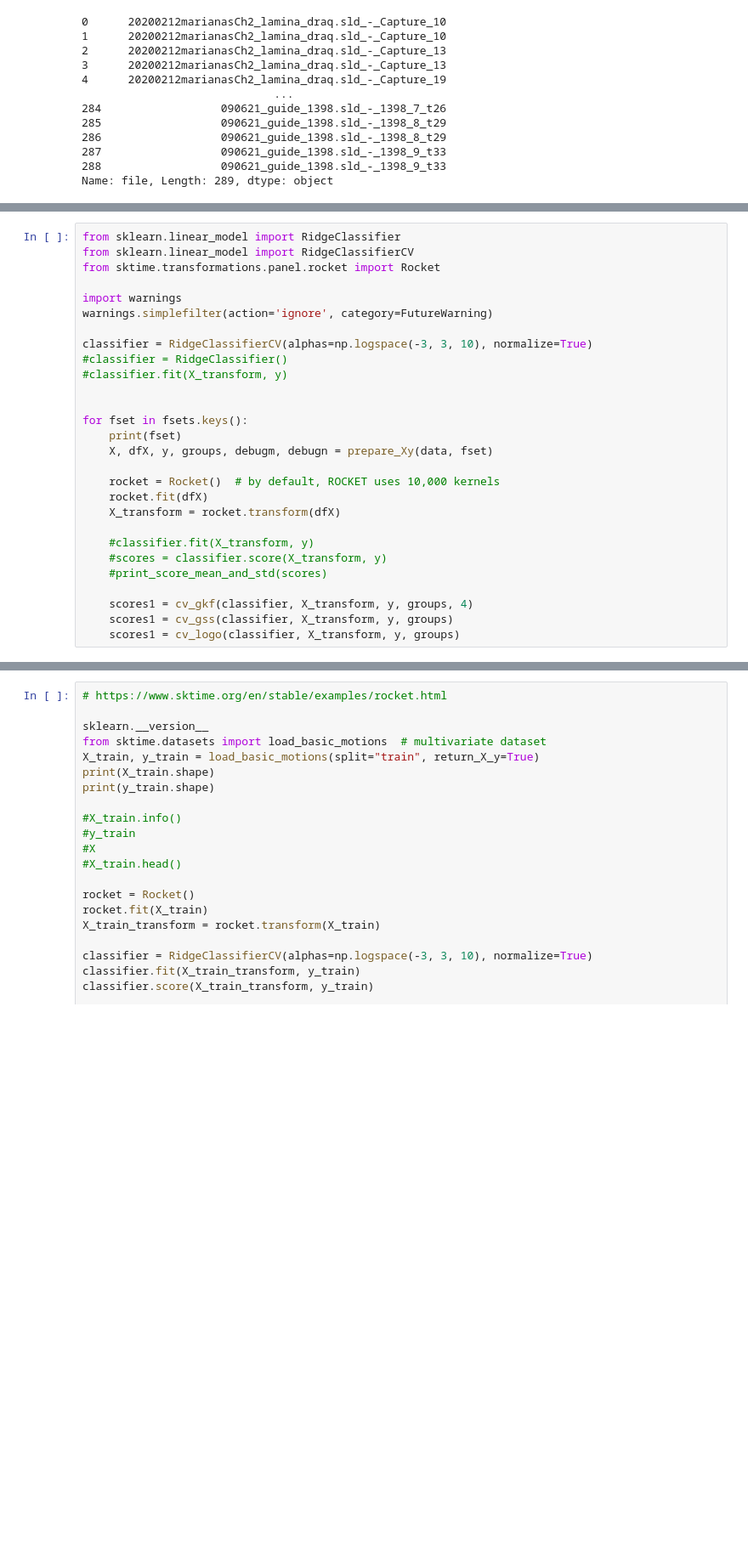
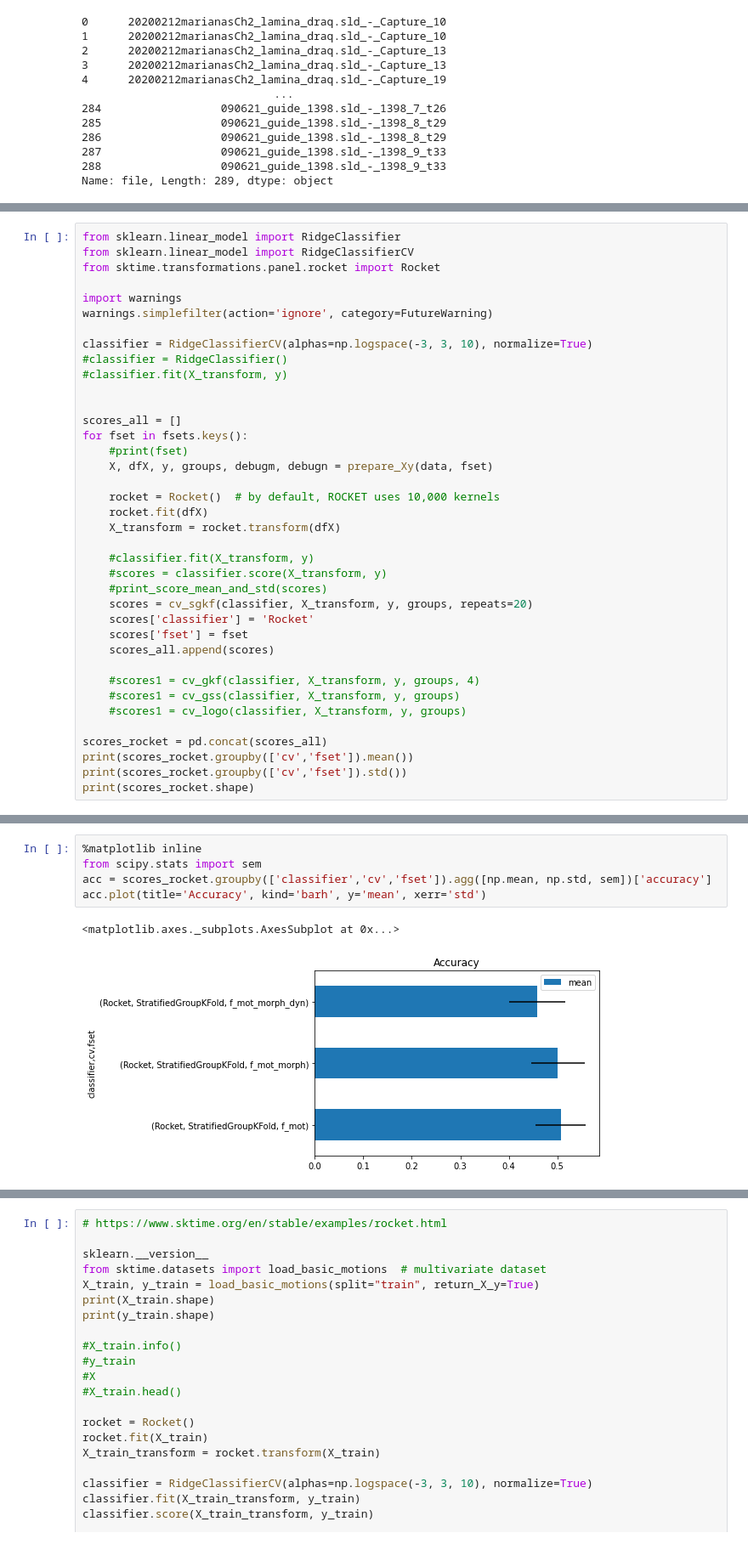
Before and after one commit to redchuk/n_track_ML, a Jupyter notebook: scripts/n_track_InceptionTime.ipynb, the cells around one changed output, grey strips where cells are left out. Shown: that part at 85% size. Cells and saved outputs as stored; diff of their text form; blank space fills up the shorter version.

```diff
--- a/scripts/n_track_InceptionTime.ipynb
+++ b/scripts/n_track_InceptionTime.ipynb
@@ -605,8 +685,9 @@ classifier = RidgeClassifierCV(alphas=np.logspace(-3, 3, 10), normalize=True)
 #classifier.fit(X_transform, y)
 
 
+scores_all = []
 for fset in fsets.keys():
-    print(fset)
+    #print(fset)
     X, dfX, y, groups, debugm, debugn = prepare_Xy(data, fset)
 
     rocket = Rocket()  # by default, ROCKET uses 10,000 kernels
@@ -616,8 +697,17 @@ for fset in fsets.keys():
     #classifier.fit(X_transform, y)
     #scores = classifier.score(X_transform, y)
     #print_score_mean_and_std(scores)
+    scores = cv_sgkf(classifier, X_transform, y, groups, repeats=20)
+    scores['classifier'] = 'Rocket'
+    scores['fset'] = fset
+    scores_all.append(scores)
 
-    scores1 = cv_gkf(classifier, X_transform, y, groups, 4)
-    scores1 = cv_gss(classifier, X_transform, y, groups)
-    scores1 = cv_logo(classifier, X_transform, y, groups)
+    #scores1 = cv_gkf(classifier, X_transform, y, groups, 4)
+    #scores1 = cv_gss(classifier, X_transform, y, groups)
+    #scores1 = cv_logo(classifier, X_transform, y, groups)
+
+scores_rocket = pd.concat(scores_all)
+print(scores_rocket.groupby(['cv','fset']).mean())
+print(scores_rocket.groupby(['cv','fset']).std())
+print(scores_rocket.shape)
 # %% [output]
@@ -640,0 +725,8 @@ test_f1 std: 0.41437548364867544
+# %%
+%matplotlib inline
+from scipy.stats import sem
+acc = scores_rocket.groupby(['classifier','cv','fset']).agg([np.mean, np.std, sem])['accuracy']
+acc.plot(title='Accuracy', kind='barh', y='mean', xerr='std')
+# %% [output]
+<matplotlib.axes._subplots.AxesSubplot at 0x...>
+[figure, added]
```
Also changed, not shown: parts of 17 cells of this notebook.
